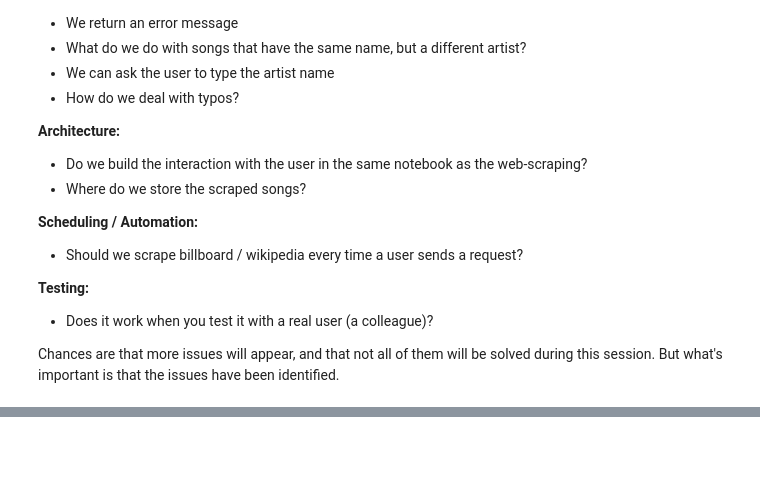
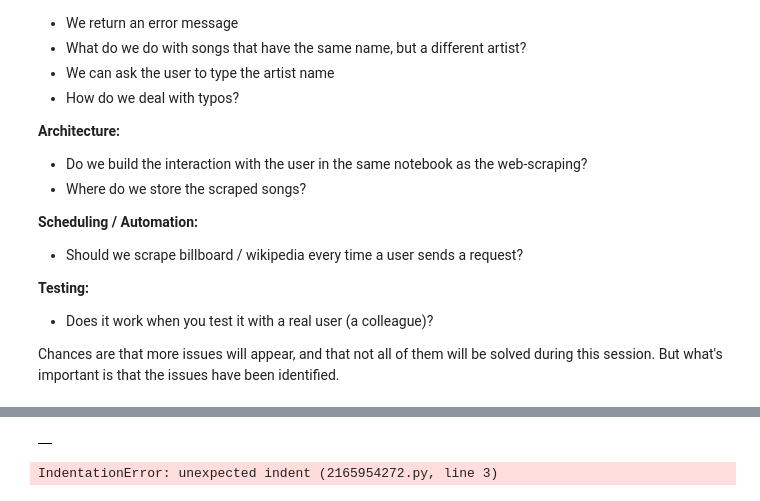
Before and after one commit to florent-zahoui/Florent_Zahoui_Projects, a Jupyter notebook: Case Studies/Ironhack/Song Recommender/project_song_recommender_web_scraping.ipynb, the cells around one changed output, grey strips where cells are left out. Saved outputs shown, nothing was run; the diff lists cells and outputs as text; code cells hidden in the pictures; blank space fills up the shorter version.

```diff
--- a/Case Studies/Ironhack/Song Recommender/project_song_recommender_web_scraping.ipynb
+++ b/Case Studies/Ironhack/Song Recommender/project_song_recommender_web_scraping.ipynb
@@ -125,0 +212,13 @@ Title unavailable
+# %%
+import pandas as pd
+df = pd.DataFrame({})
+df
+# %% [output]
+|  |
+# %%
+for i in range(len(chillpill["items"])):
+    audio_feature_dict = sp.audio_features(chillpill["items"][i]["track"]["external_urls"]["spotify"][31:])[0]
+    my_dict_new = { key: [audio_feature_dict[key]] for key in list(audio_feature_dict.keys()) }
+    df = df.append(my_dict_new, ignore_index=True, sort=False)
+# %% [output]
+IndentationError: unexpected indent (2165954272.py, line 3)
```
Also changed, not shown: parts of 12 cells of this notebook, 1 other file.
